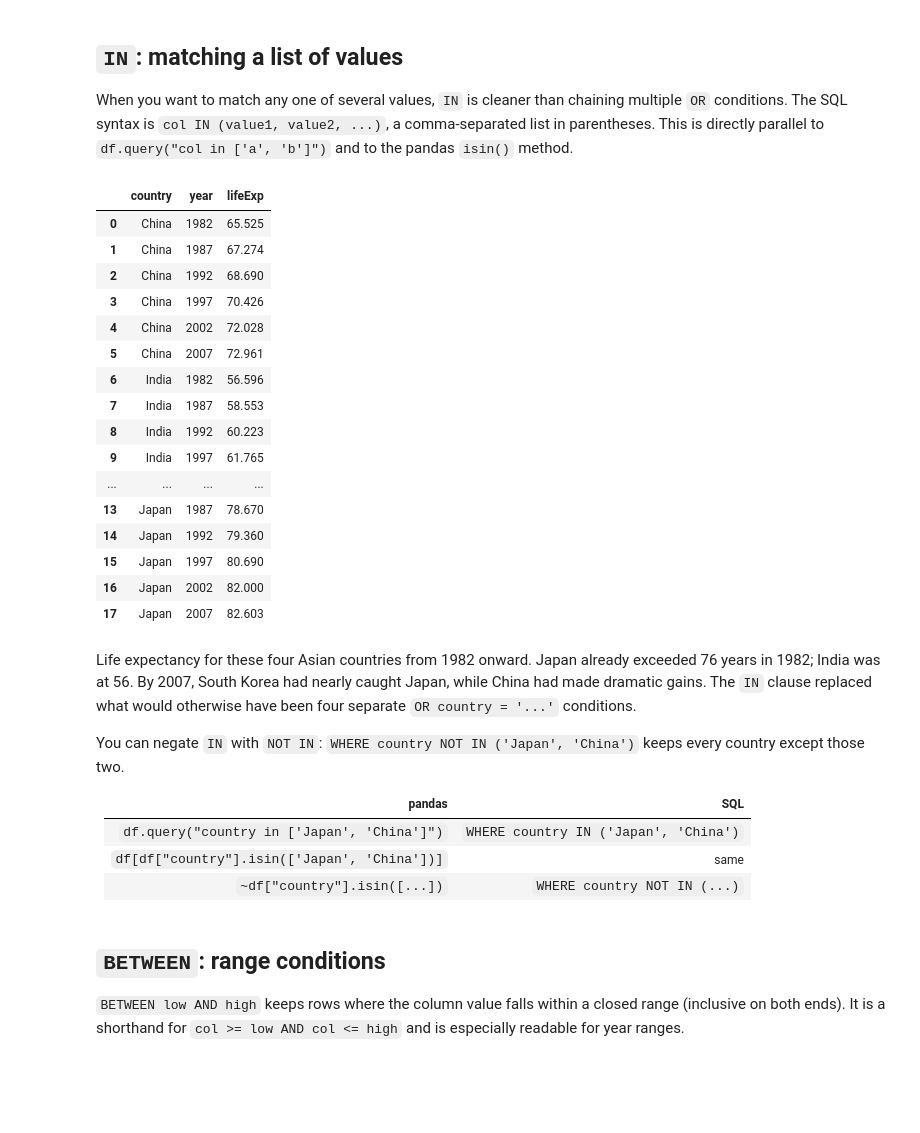
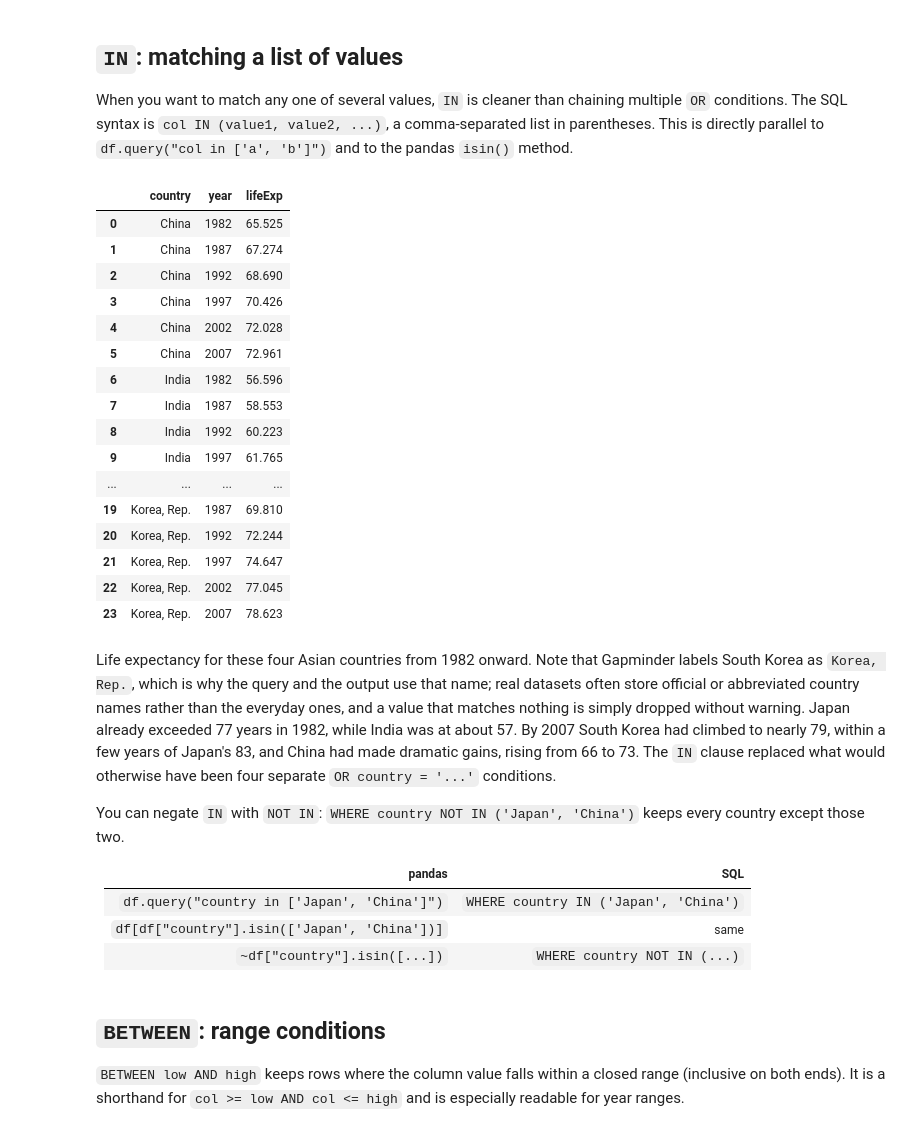
Before and after one commit to bsheese/225, a Jupyter notebook: 10_pandas_sql/10_3_WHERE.ipynb, the cells around one changed output. Cells and saved outputs as stored; diff of their text form; code cells hidden in the pictures; blank space fills up the shorter version.

```diff
--- a/10_pandas_sql/10_3_WHERE.ipynb
+++ b/10_pandas_sql/10_3_WHERE.ipynb
@@ -8,7 +8,8 @@ Every query in notebook 10.2 returned data from the entire table: all years, all
 import pandas as pd
 import sqlite3
 
-df = pd.read_parquet("gapminder.parquet")
+url = "https://raw.githubusercontent.com/jennybc/gapminder/main/inst/extdata/gapminder.tsv"
+df = pd.read_csv(url, sep="\t")
 
 countries = df[["country", "continent"]].drop_duplicates().reset_index(drop=True)
 measurements = df[["country", "year", "lifeExp", "pop", "gdpPercap"]].copy()
@@ -104,31 +107,31 @@ When you want to match any one of several values, `IN` is cleaner than chaining
 # %%
 pd.read_sql("""
     SELECT country, year, lifeExp
     FROM measurements
-    WHERE country IN ('Japan', 'South Korea', 'China', 'India')
+    WHERE country IN ('Japan', 'Korea, Rep.', 'China', 'India')
       AND year >= 1980
     ORDER BY country, year
 """, conn)
 # %% [output]
 |  | country | year | lifeExp |
 | 0 | China | 1982 | 65.525 |
 | 1 | China | 1987 | 67.274 |
 | 2 | China | 1992 | 68.690 |
 | 3 | China | 1997 | 70.426 |
 | 4 | China | 2002 | 72.028 |
 | 5 | China | 2007 | 72.961 |
 | 6 | India | 1982 | 56.596 |
 | 7 | India | 1987 | 58.553 |
 | 8 | India | 1992 | 60.223 |
 | 9 | India | 1997 | 61.765 |
 | ... | ... | ... | ... |
-| 13 | Japan | 1987 | 78.670 |
-| 14 | Japan | 1992 | 79.360 |
-| 15 | Japan | 1997 | 80.690 |
-| 16 | Japan | 2002 | 82.000 |
-| 17 | Japan | 2007 | 82.603 |
+| 19 | Korea, Rep. | 1987 | 69.810 |
+| 20 | Korea, Rep. | 1992 | 72.244 |
+| 21 | Korea, Rep. | 1997 | 74.647 |
+| 22 | Korea, Rep. | 2002 | 77.045 |
+| 23 | Korea, Rep. | 2007 | 78.623 |
 # %% [markdown]
-Life expectancy for these four Asian countries from 1982 onward. Japan already exceeded 76 years in 1982; India was at 56. By 2007, South Korea had nearly caught Japan, while China had made dramatic gains. The `IN` clause replaced what would otherwise have been four separate `OR country = '...'` conditions.
+Life expectancy for these four Asian countries from 1982 onward. Note that Gapminder labels South Korea as `Korea, Rep.`, which is why the query and the output use that name; real datasets often store official or abbreviated country names rather than the everyday ones, and a value that matches nothing is simply dropped without warning. Japan already exceeded 77 years in 1982, while India was at about 57. By 2007 South Korea had climbed to nearly 79, within a few years of Japan's 83, and China had made dramatic gains, rising from 66 to 73. The `IN` clause replaced what would otherwise have been four separate `OR country = '...'` conditions.
 
 You can negate `IN` with `NOT IN`: `WHERE country NOT IN ('Japan', 'China')` keeps every country except those two.
 
```
Also changed, not shown: parts of 6 cells of this notebook, 32 other files.
